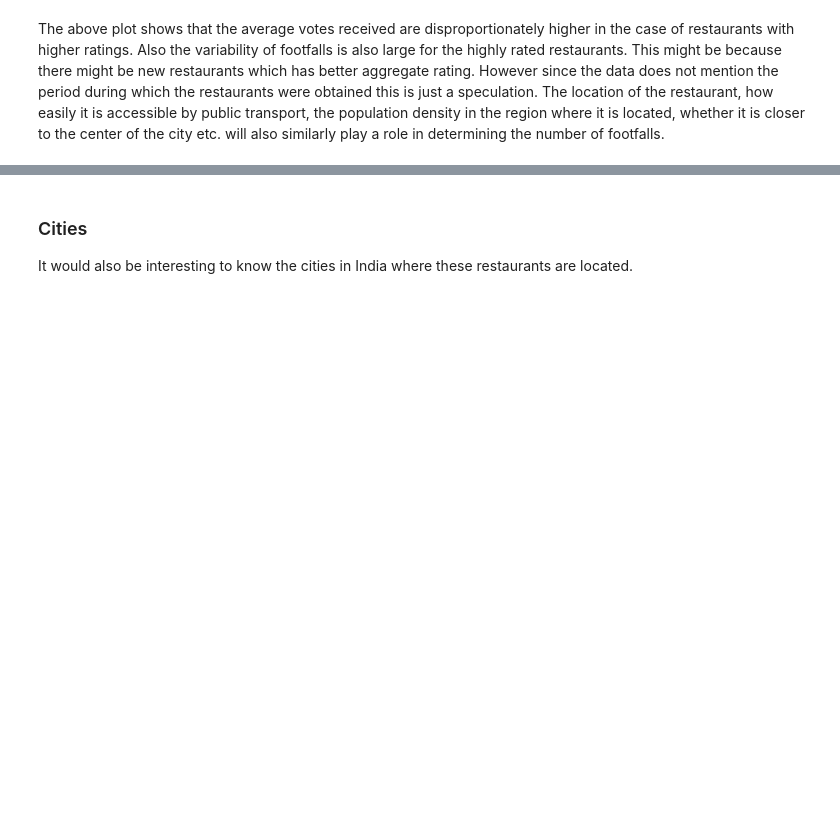
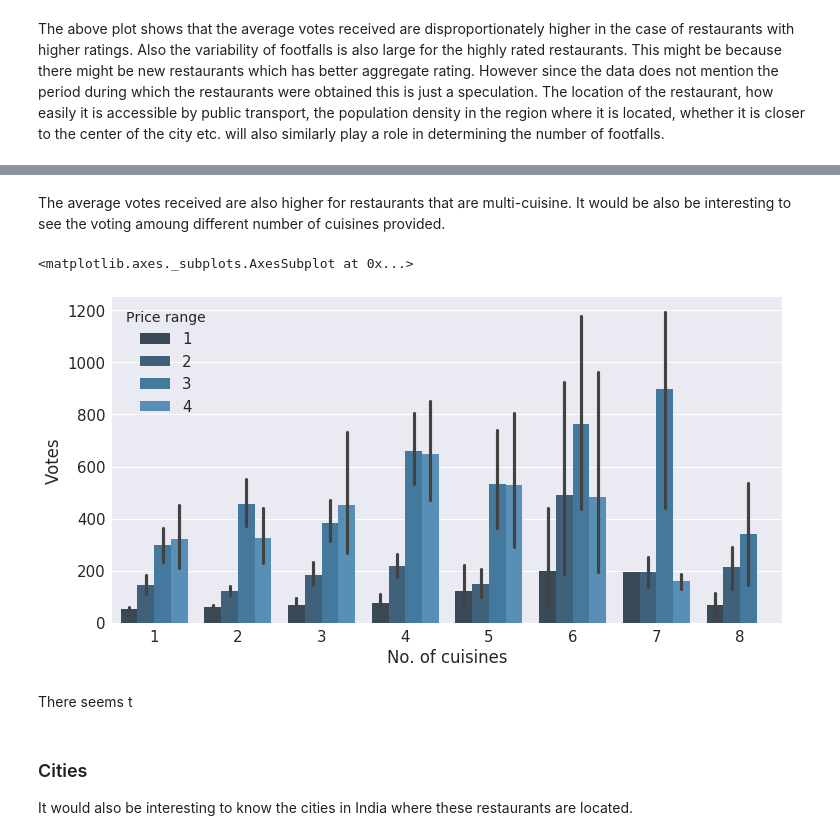
Before and after one commit to nathdipankar/restaurants-data-zomato-india, a Jupyter notebook: Finding the best restuarants.ipynb, the cells around one changed output, grey strips where cells are left out. Drawn from its saved outputs; the diff is of its cells as text; code cells hidden in the pictures; blank space fills up the shorter version.

```diff
--- a/Finding the best restuarants.ipynb
+++ b/Finding the best restuarants.ipynb
@@ -260,3 +240,12 @@ data_rated_restaurants[data_rated_restaurants['Votes'] == 100]
+# %% [markdown]
+The average votes received are also higher for restaurants that are multi-cuisine. It would be also be interesting to see the voting amoung different number of cuisines provided.
+# %%
+sns.barplot('No. of cuisines', 'Votes', hue= 'Price range', data= data_rated_restaurants, palette=sns.color_palette("Blues_d"))
+# %% [output]
+<matplotlib.axes._subplots.AxesSubplot at 0x...>
+[figure, added]
+# %% [markdown]
+There seems t
 # %% [markdown]
 ### Cities
 It would also be interesting to know the cities in India where these restaurants are located.
```
Also changed, not shown: parts of 12 cells of this notebook.
